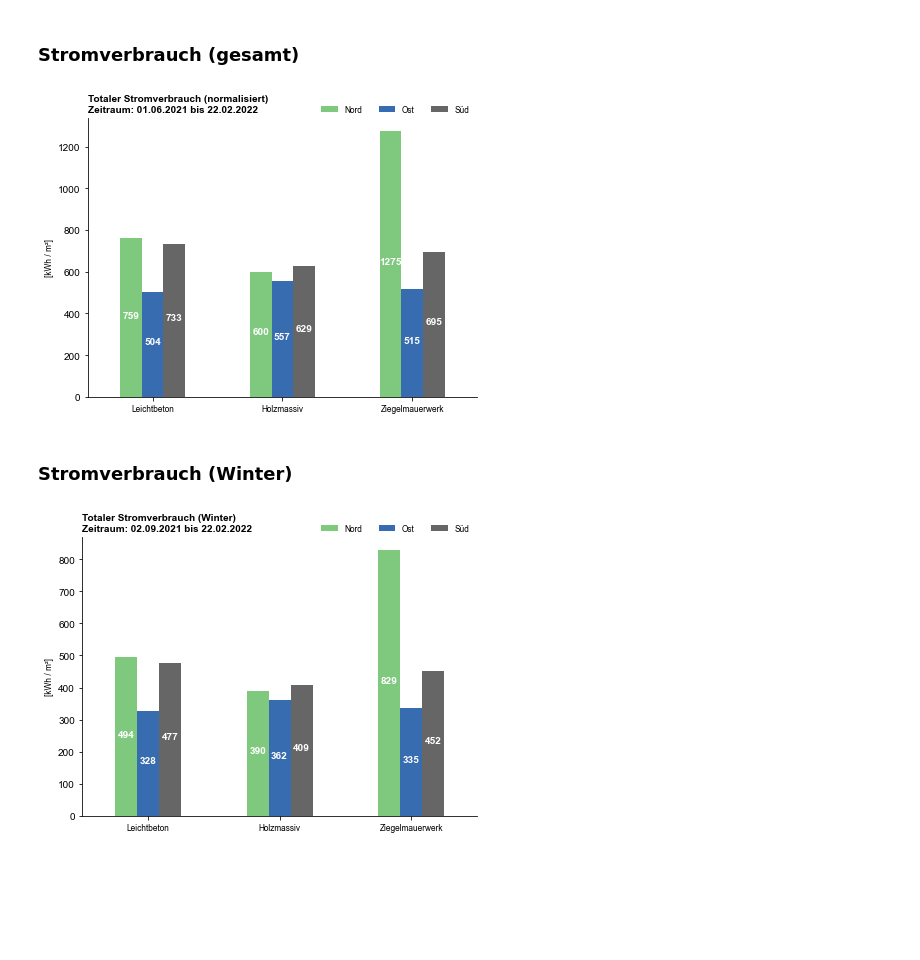
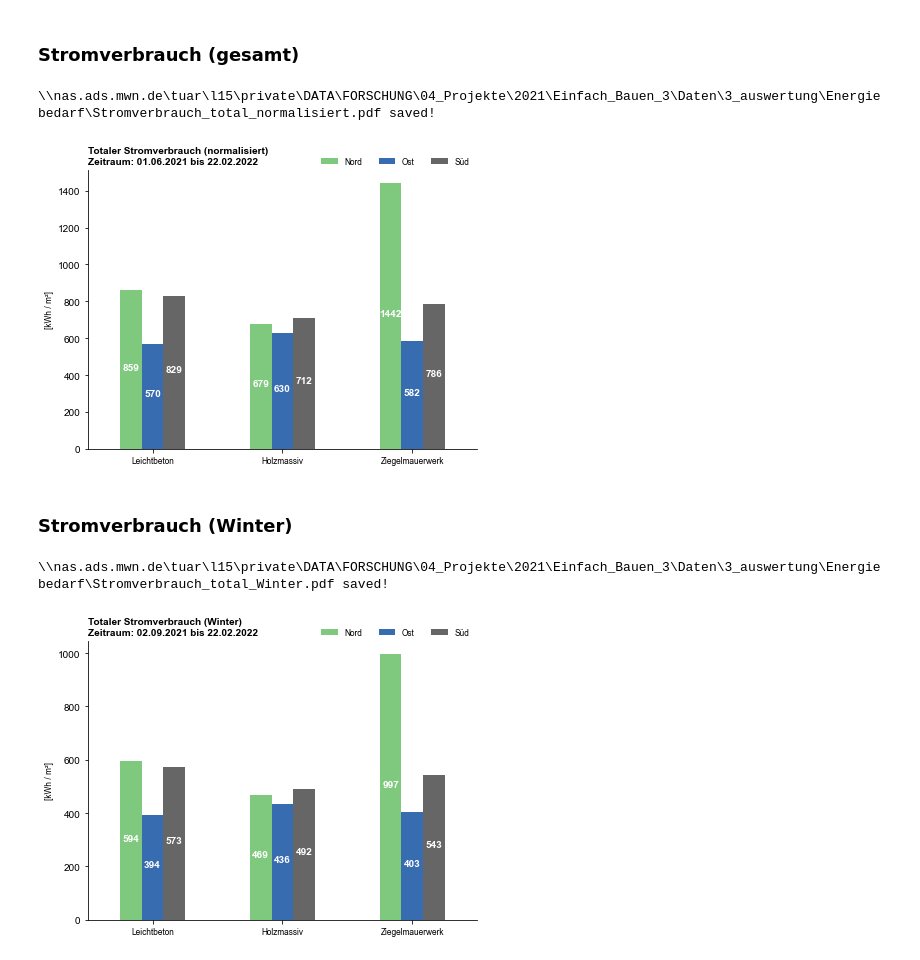
Before and after one commit to Ramonfi/eb-scripts, a Jupyter notebook: 1_Energieverbrauch.ipynb, the cells around one changed output. Cells and saved outputs as stored; diff of their text form; code cells hidden in the pictures; blank space fills up the shorter version.

```diff
--- a/1_Energieverbrauch.ipynb
+++ b/1_Energieverbrauch.ipynb
@@ -28,15 +28,13 @@ from src.update_databases import up
 from src.sensor_reader import import_data
 
 ### update databases ###
-up(send=False)
+up()
 
 ### import databases ###
-print('Importiere Datenbanken...')
 IND, AMB, EM = import_data()
-print('Datenbanken importiert!')
 
 ### export results? True = Export Graphiken für alle Räume + Bauweisen (dauert!) / False = macht nur eine definierte Variante ###
-ex  = False
+ex  = True
 
 ### result path ###
 exdir = os.path.join(dir_results,'Energiebedarf')
@@ -201,12 +211,13 @@ Stromverbrauch = pd.read_csv('.\src\Stromzähler.csv', header=[0,1], index_col=[
 Stromverbrauch.index = pd.to_datetime(Stromverbrauch.index,format='%d.%m.%Y')
 if Normalize:
     start = dt.datetime(2021,6,1)
+    sollT = dt.date.today()-start.date()
     dfs=[]
     idx=[]
     for name, group in Stromverbrauch.groupby(level=[0,1],axis=1):
         group = group.dropna()
         deltaT = group.index.max()-group.index.min()
-        df = (group.max() / deltaT.days) * (group.index.max().date() - start.date()).days
+        df = (group.max() / deltaT.days) * sollT.days
         cols = df.index
         idx.extend(cols)
         dfs.append(df.values)
@@ -264,12 +276,13 @@ Stromverbrauch = pd.read_csv('.\src\Stromzähler.csv', header=[0,1], index_col=[
 Stromverbrauch.index = pd.to_datetime(Stromverbrauch.index,format='%d.%m.%Y')
 if Normalize:
     start = dt.datetime(2021,6,1)
+    sollT = dt.date.today()-start.date()
     dfs=[]
     idx=[]
     for name, group in Stromverbrauch.groupby(level=[0,1],axis=1):
         group = group.dropna()
-        deltaT = group.index.max() - group.index.min()
-        df = (group.max() / deltaT.days) * (group.index.max().date() - start.date()).days
+        deltaT = group.index.max()-group.index.min()
+        df = (group.max() / deltaT.days) * sollT.days
         cols = df.index
         idx.extend(cols)
         dfs.append(df.values)
@@ -314,7 +327,8 @@ fig.tight_layout()
 if ex:
     export(fig,exdir,f'Stromverbrauch_total_{fname}',extlist=['pdf'], show=True)
 # %% [output]
+\\nas.ads.mwn.de\tuar\l15\private\DATA\FORSCHUNG\04_Projekte\2021\Einfach_Bauen_3\Daten\3_auswertung\Energiebedarf\Stromverbrauch_total_normalisiert.pdf saved!
-[figure, old version]
+[figure, new version]
 # %% [markdown]
 ### Stromverbrauch (Winter)
 # %%
@@ -324,12 +338,13 @@ Stromverbrauch = pd.read_csv('.\src\Stromzähler.csv', header=[0,1], index_col=[
 Stromverbrauch.index = pd.to_datetime(Stromverbrauch.index,format='%d.%m.%Y')
 if Normalize:
     start = dt.datetime(2021,9,2)
+    sollT = dt.date.today()-start.date()
     dfs=[]
     idx=[]
     for name, group in Stromverbrauch.groupby(level=[0,1],axis=1):
         group = group.dropna()
         deltaT = group.index.max()-group.index.min()
-        df = (group.max() / deltaT.days) * (group.index.max().date() - start.date()).days
+        df = (group.max() / deltaT.days) * sollT.days
         cols = df.index
         idx.extend(cols)
         dfs.append(df.values)
@@ -347,31 +362,32 @@ df.plot.bar(ax=ax,cmap = 'Accent')
 
 if Normalize:
     title = 'Totaler Stromverbrauch (Winter)'
     fname = 'Winter'
     ax.set_title(f'{title}\nZeitraum: {start.strftime("%d.%m.%Y")} bis {date.max().strftime("%d.%m.%Y")}', fontweight = 'bold')
 else:
     title = 'Totaler Stromverbrauch (absolut)'
     fname = 'absolut'
     ax.set_title(f'{title}\nletztes Ablesedatum: {date.max().strftime("%d.%m.%Y")}', fontweight = 'bold')
 ax.set_ylabel('[kWh / m²]')
 ax.set_xticklabels(['Leichtbeton', 'Holzmassiv', 'Ziegelmauerwerk'], rotation=0)
 ax.grid(False)
 ax.legend(labels=['Nord','Ost','Süd'],loc='center right',ncol=99,bbox_to_anchor=(1,1.03),frameon=False)
 xticks=[]
 for bar in ax.patches:
     xticks.append(bar.get_x())
 
     ax.text(
         bar.get_x() + bar.get_width() / 2,
         bar.get_height()*0.5 + bar.get_y(),
         f"{round(bar.get_height(),0):.0f}",
         ha='center',
         color='w',
         weight='bold',
         )
 
 fig.tight_layout()
 if ex:
     export(fig,exdir,f'Stromverbrauch_total_{fname}',extlist=['pdf'], show=True)
 # %% [output]
+\\nas.ads.mwn.de\tuar\l15\private\DATA\FORSCHUNG\04_Projekte\2021\Einfach_Bauen_3\Daten\3_auswertung\Energiebedarf\Stromverbrauch_total_Winter.pdf saved!
-[figure, old version]
+[figure, new version]
```
Also changed, not shown: parts of 9 cells of this notebook, 2 other files.
